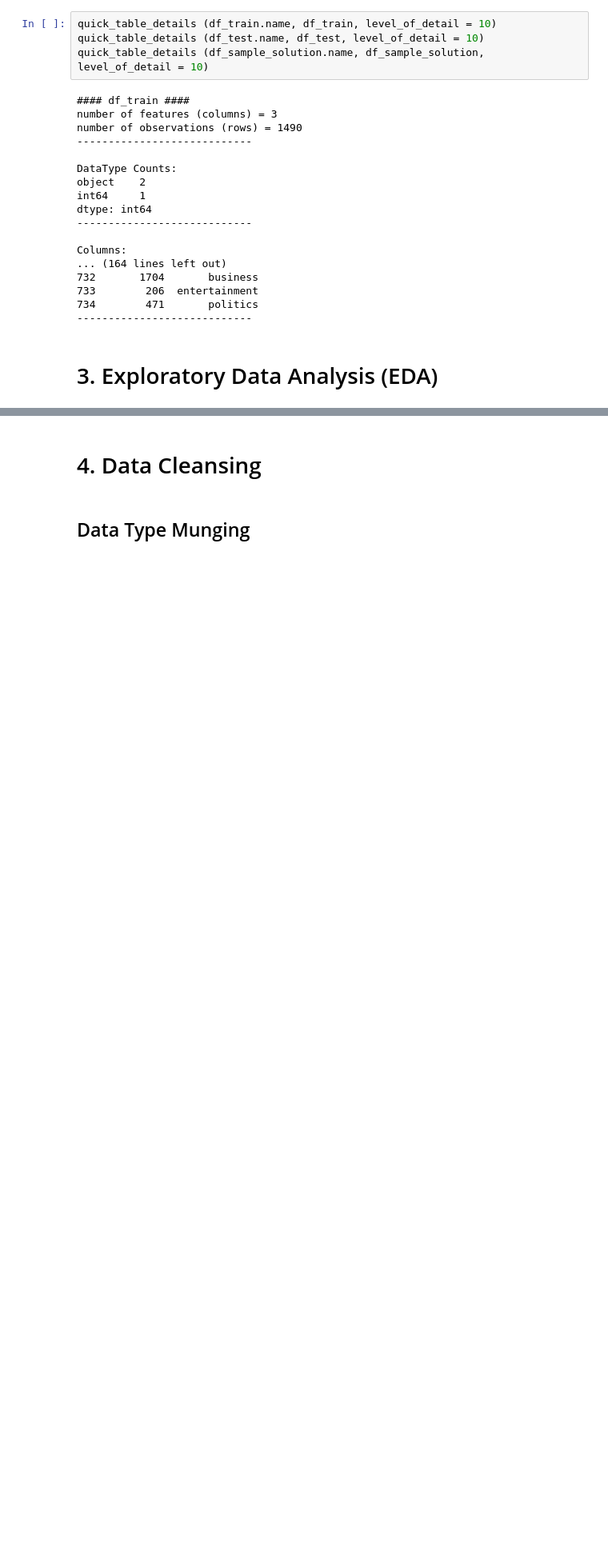
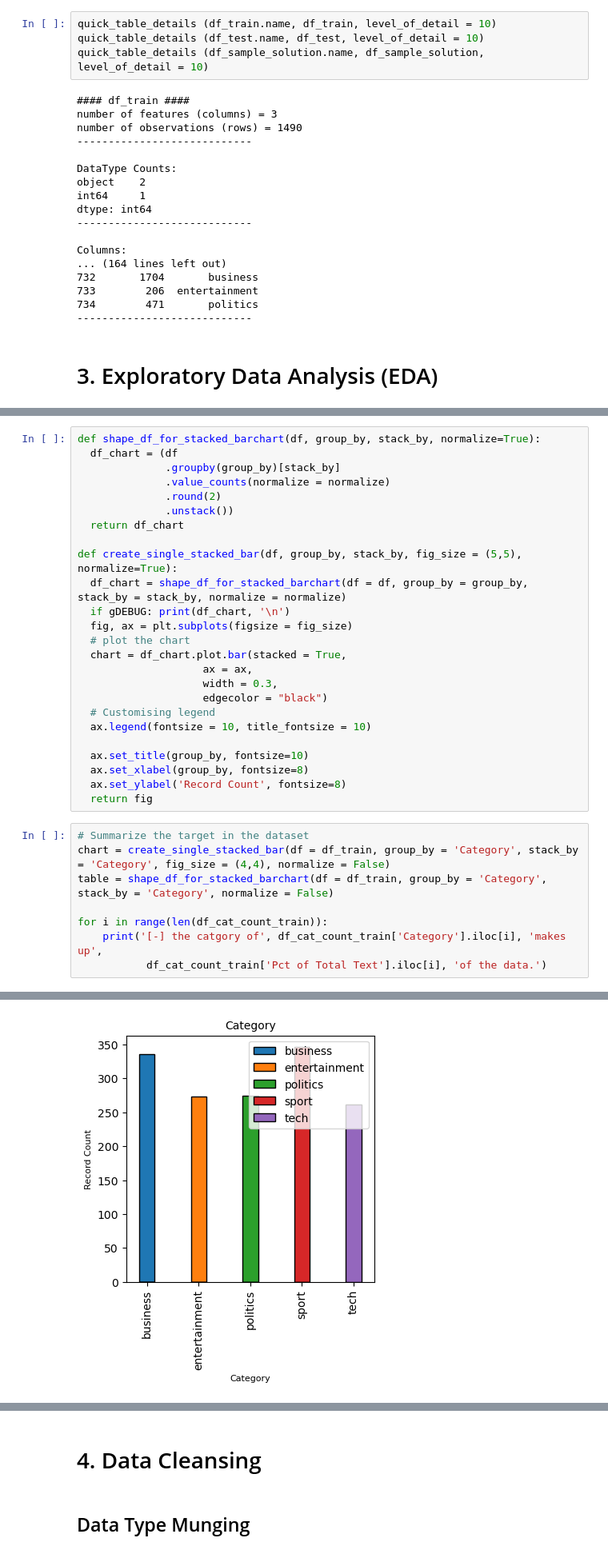
Before and after one commit to TOM-BOHN/MsDS-news-articles-categorization, a Jupyter notebook: news-articles-categorization.ipynb, the cells around one changed output, grey strips where cells are left out. Shown at 80% size. Saved outputs shown, nothing was run; the diff lists cells and outputs as text; blank space fills up the shorter version.

Commit message:
cleaned functions and ensured text was also cleaned for testing data (similar to train data).

```diff
--- a/news-articles-categorization.ipynb
+++ b/news-articles-categorization.ipynb
@@ -162,0 +241,34 @@ Columns:
+# %%
+def shape_df_for_stacked_barchart(df, group_by, stack_by, normalize=True):
+  df_chart = (df
+              .groupby(group_by)[stack_by]
+              .value_counts(normalize = normalize)
+              .round(2)
+              .unstack())
+  return df_chart
+
+def create_single_stacked_bar(df, group_by, stack_by, fig_size = (5,5), normalize=True):
+  df_chart = shape_df_for_stacked_barchart(df = df, group_by = group_by, stack_by = stack_by, normalize = normalize)
+  if gDEBUG: print(df_chart, '\n')
+  fig, ax = plt.subplots(figsize = fig_size)
+  # plot the chart
+  chart = df_chart.plot.bar(stacked = True,
+                    ax = ax,
+                    width = 0.3,
+                    edgecolor = "black")
+  # Customising legend
+  ax.legend(fontsize = 10, title_fontsize = 10)
+
+  ax.set_title(group_by, fontsize=10)
+  ax.set_xlabel(group_by, fontsize=8)
+  ax.set_ylabel('Record Count', fontsize=8)
+  return fig
+# %%
+# Summarize the target in the dataset
+chart = create_single_stacked_bar(df = df_train, group_by = 'Category', stack_by = 'Category', fig_size = (4,4), normalize = False)
+table = shape_df_for_stacked_barchart(df = df_train, group_by = 'Category', stack_by = 'Category', normalize = False)
+
+for i in range(len(df_cat_count_train)):
+    print('[-] the catgory of', df_cat_count_train['Category'].iloc[i], 'makes up',
+           df_cat_count_train['Pct of Total Text'].iloc[i], 'of the data.')
+# %% [output]
@@ -162,0 +280 @@ Columns:
+[figure, added]
```
Also changed, not shown: parts of 48 cells of this notebook.
